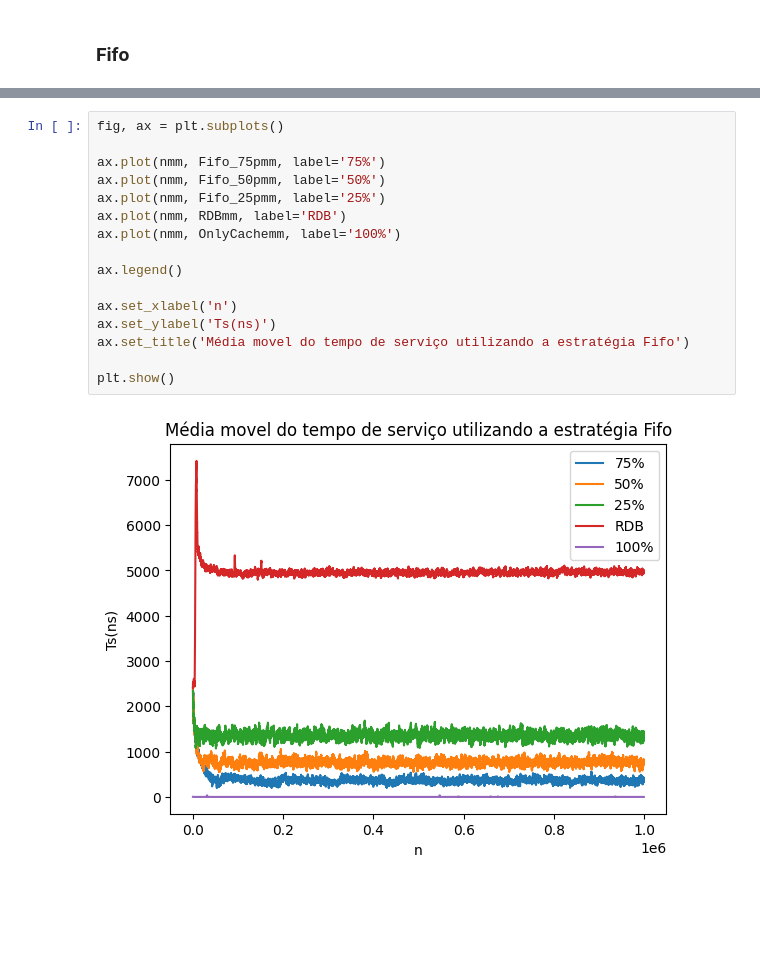
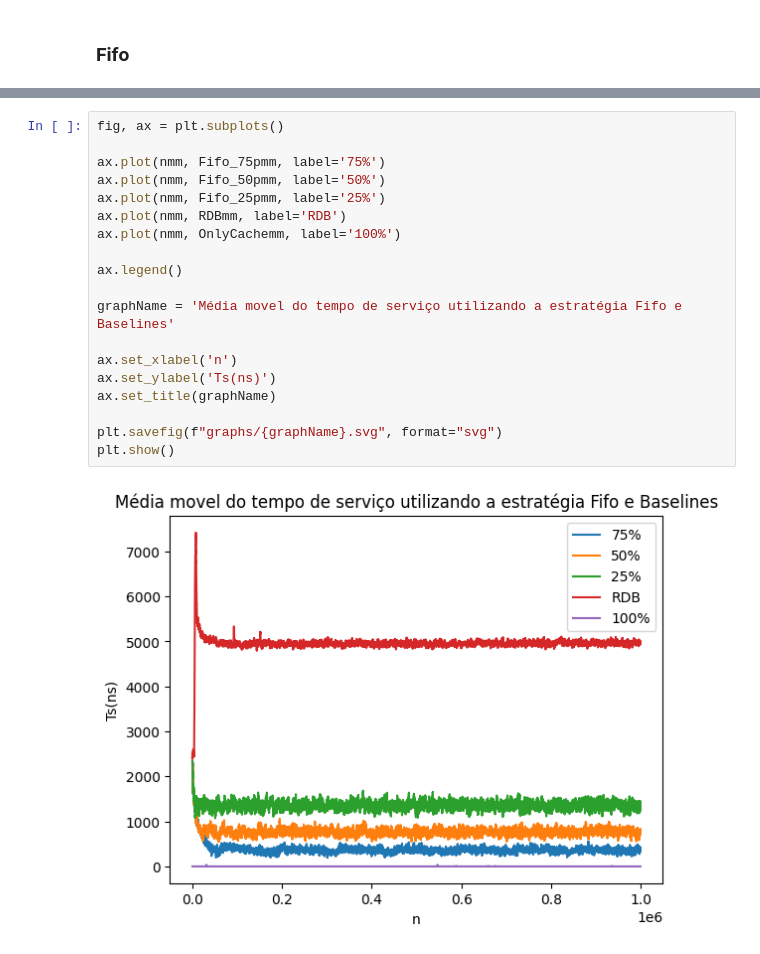
Before and after one commit to jjackbauer/cachingAnalysis, a Jupyter notebook: Analysis/Caching Analysis.ipynb, the cells around one changed output, grey strips where cells are left out. Drawn from its saved outputs; the diff is of its cells as text; blank space fills up the shorter version.

Commit message:
Graphics generated and saved

```diff
--- a/Analysis/Caching Analysis.ipynb
+++ b/Analysis/Caching Analysis.ipynb
@@ -314,18 +331,21 @@ plt.show()
 # %%
 fig, ax = plt.subplots()
 
 ax.plot(nmm, Fifo_75pmm, label='75%')
 ax.plot(nmm, Fifo_50pmm, label='50%')
 ax.plot(nmm, Fifo_25pmm, label='25%')
 ax.plot(nmm, RDBmm, label='RDB')
 ax.plot(nmm, OnlyCachemm, label='100%')
 
 ax.legend()
 
+graphName = 'Média movel do tempo de serviço utilizando a estratégia Fifo e Baselines'
+
 ax.set_xlabel('n')
 ax.set_ylabel('Ts(ns)')
-ax.set_title('Média movel do tempo de serviço utilizando a estratégia Fifo')
+ax.set_title(graphName)
 
+plt.savefig(f"graphs/{graphName}.svg", format="svg")
 plt.show()
 # %% [output]
-[figure, old version]
+[figure, new version]
```
Also changed, not shown: parts of 28 cells of this notebook, 22 other files.
